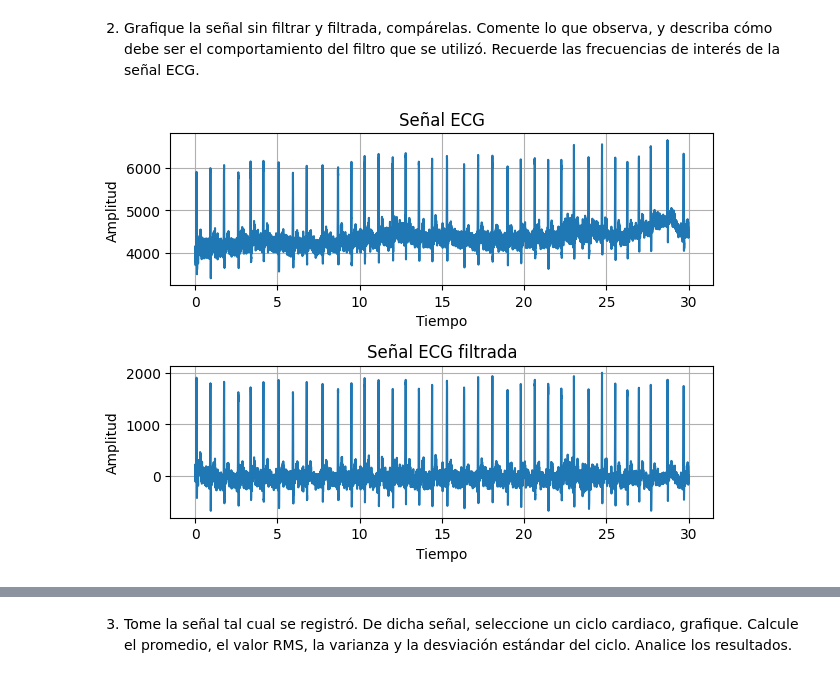
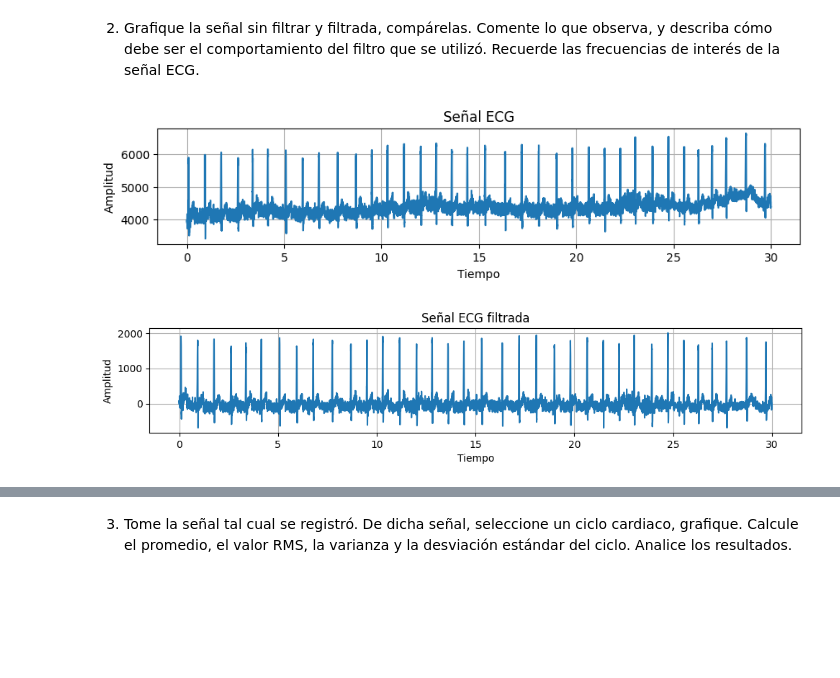
Before and after one commit to NataliaArenasP20/LaboratorioBiosenales, a Jupyter notebook: Practica_3/P3_NataliaArenas_DanielTamayo.ipynb, the cells around one changed output, grey strips where cells are left out. Saved outputs shown, nothing was run; the diff lists cells and outputs as text; code cells hidden in the pictures; blank space fills up the shorter version.

```diff
--- a/Practica_3/P3_NataliaArenas_DanielTamayo.ipynb
+++ b/Practica_3/P3_NataliaArenas_DanielTamayo.ipynb
@@ -80,23 +80,25 @@ vector_ECG_filtrada = np.arange(0,time_ECG_filtrada,periodo)
 el comportamiento del filtro que se utilizó. Recuerde las frecuencias de interés de la señal ECG.
 # %%
 #Grafica señal ECG
-plt.figure()
+plt.figure(figsize=(10,4))
 plt.subplot(211)
 plt.plot(vector_ECG, ECG.T)
 plt.title('Señal ECG')
 plt.ylabel('Amplitud')
 plt.xlabel('Tiempo')
 plt.grid()
 
 #Grafica señal ECG filtrada
+plt.figure(figsize=(10,4))
 plt.subplot(212)
 plt.plot(vector_ECG_filtrada, ECG_filtrada.T)
 plt.title('Señal ECG filtrada')
 plt.ylabel('Amplitud')
 plt.xlabel('Tiempo')
 plt.grid()
 
 plt.tight_layout()
 plt.show()
 # %% [output]
-[figure, old version]
+[figure, new version]
+[figure, added]
```
Also changed, not shown: parts of 2 cells of this notebook.
